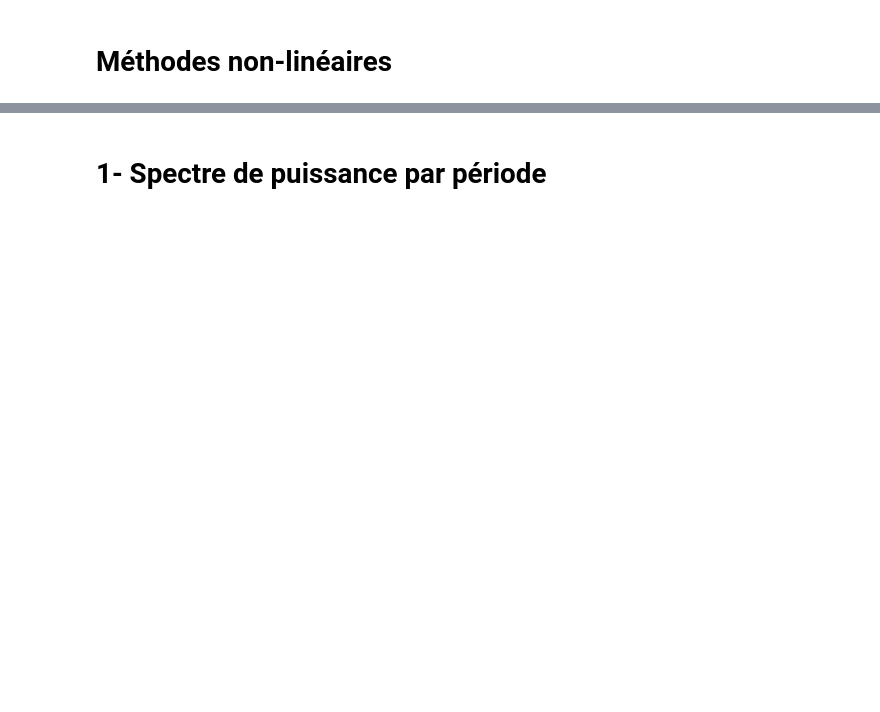
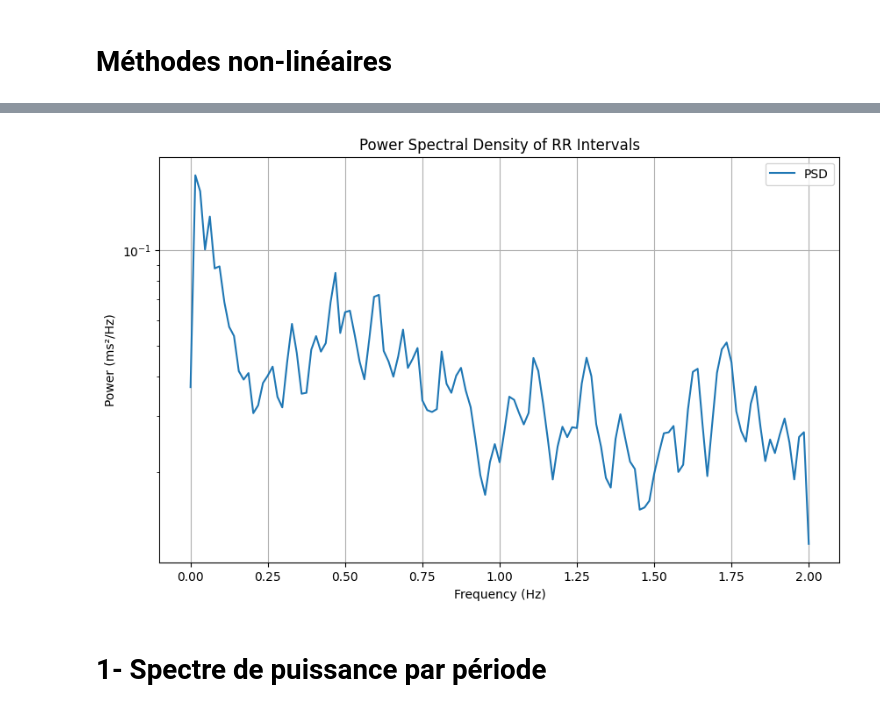
Before and after one commit to leyah-sa/VFC-Analysis, a Jupyter notebook: notebooks/Partie 2/non-linear.ipynb, the cells around one changed output, grey strips where cells are left out. Drawn from its saved outputs; the diff is of its cells as text; code cells hidden in the pictures; blank space fills up the shorter version.

```diff
--- a/notebooks/Partie 2/non-linear.ipynb
+++ b/notebooks/Partie 2/non-linear.ipynb
@@ -46,0 +3,14 @@ Données prêtes :
+# %%
+import pandas as pd
+
+# Replace 'file_path_here' with your actual file path
+file_path = '/Users/leasaab/Documents/Dev/VFC-Analysis/data/data4semainesfinal.csv'
+
+# Read the CSV file
+data = pd.read_csv(file_path, sep=";")
+data = data.iloc[:, 1:]
+data['Date'] = pd.to_datetime(data['Date'])
+
+# Display the first few rows of the dataset
+print(data.head())
+display(data)
@@ -47,3 +51,26 @@ Données prêtes :
+# %%
+from scipy.signal import welch
+import matplotlib.pyplot as plt
+import pandas as pd
+
+# Ensure RR intervals are numeric
+rr_intervals = pd.to_numeric(data.iloc[:, 1], errors='coerce').dropna().values
+
+# Compute power spectral density (PSD)
+fs = 4  # Adjust sampling rate as necessary
+frequencies, power = welch(rr_intervals, fs=fs)
+
+# Plot the PSD
+plt.figure(figsize=(10, 6))
+plt.semilogy(frequencies, power, label="PSD")
+plt.title("Power Spectral Density of RR Intervals")
+plt.xlabel("Frequency (Hz)")
+plt.ylabel("Power (ms²/Hz)")
+plt.grid()
+plt.legend()
+plt.show()
+# %% [output]
+[figure, added]
 # %% [markdown]
 # 1- Spectre de puissance par période
 # %%
```
Also changed, not shown: parts of 6 cells of this notebook.
